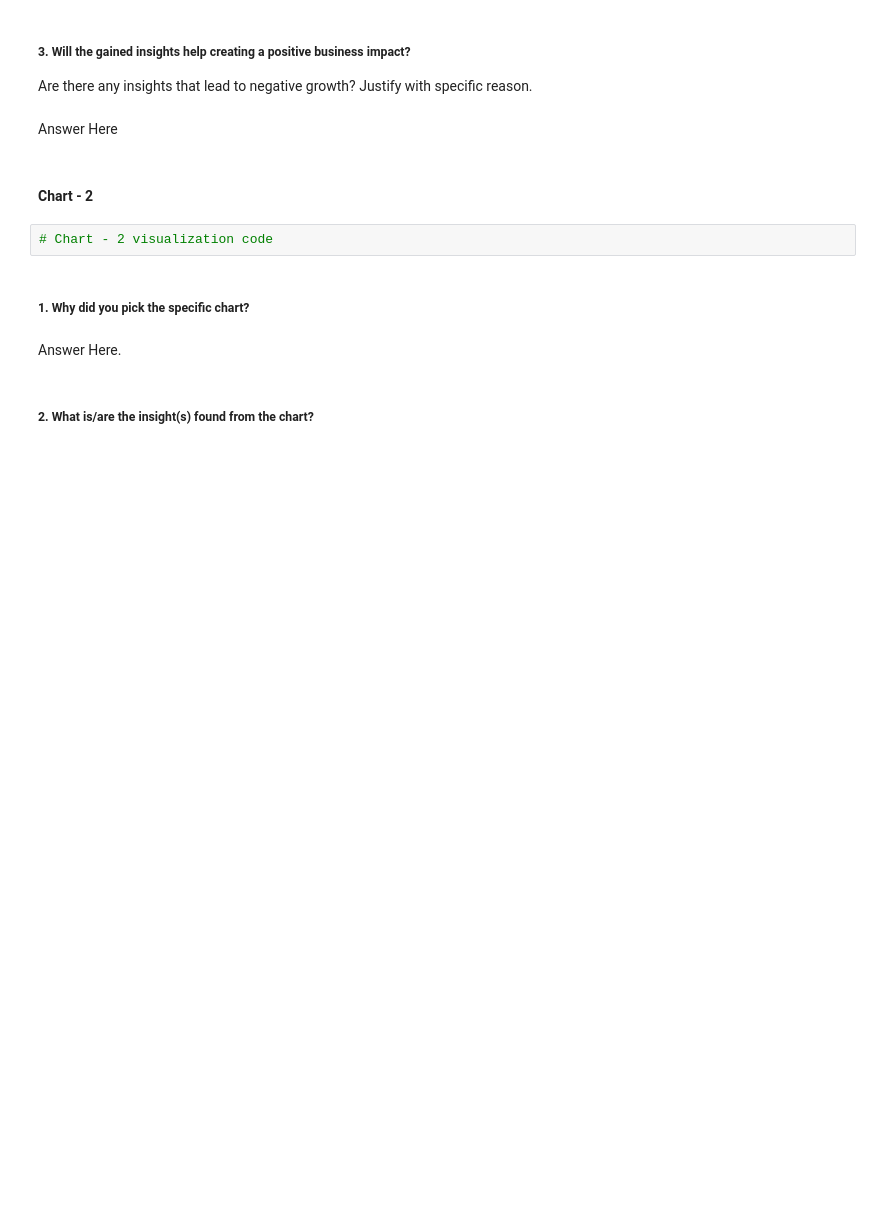
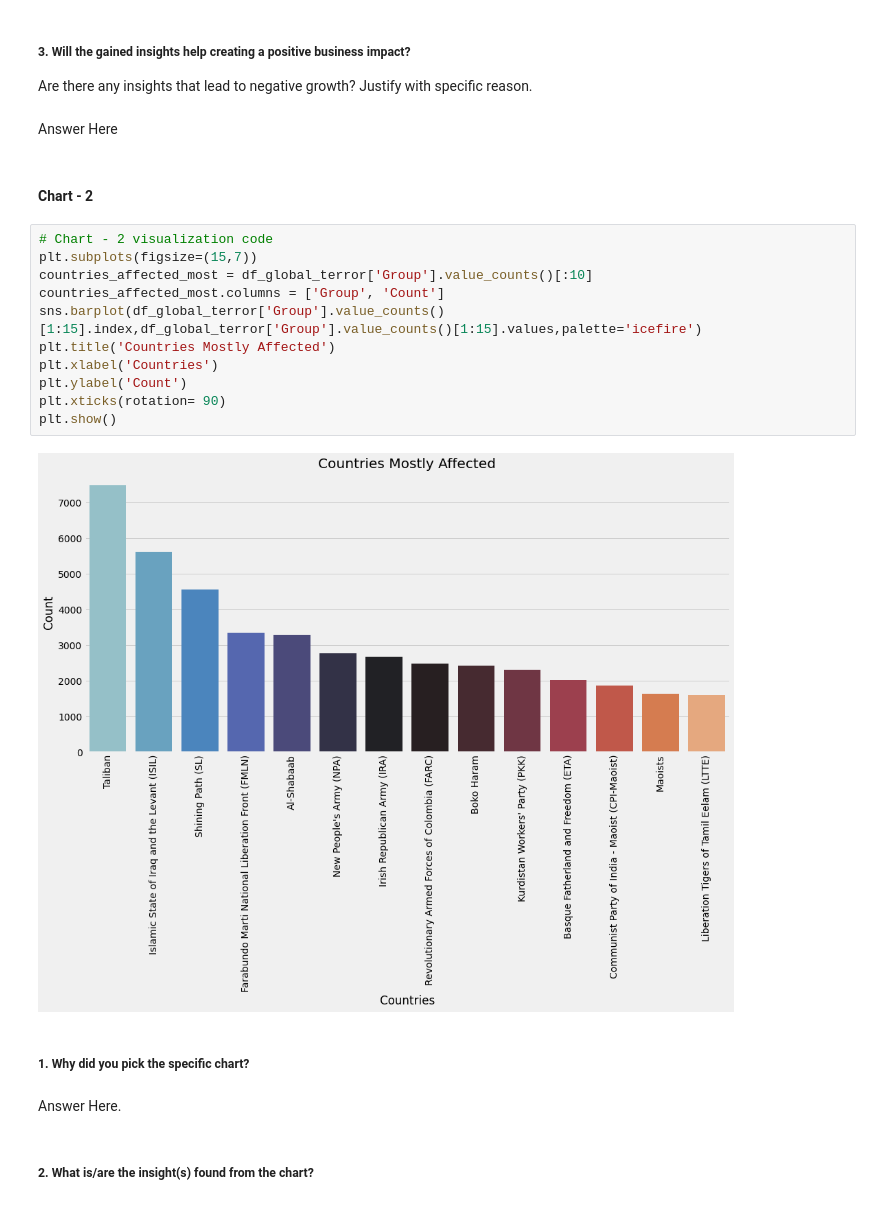
Before and after one commit to cpacharya/Global-Terrorism, a Jupyter notebook: EDA_project_on_Global_Terrorism_by_Chandra_Prakash_Acharya.ipynb, the cells around one changed output. Drawn from its saved outputs; the diff is of its cells as text; blank space fills up the shorter version.

```diff
--- a/EDA_project_on_Global_Terrorism_by_Chandra_Prakash_Acharya.ipynb
+++ b/EDA_project_on_Global_Terrorism_by_Chandra_Prakash_Acharya.ipynb
@@ -354,8 +361,19 @@ Are there any insights that lead to negative growth? Justify with specific reaso
 Answer Here
 # %% [markdown]
 #### Chart - 2
-# %%
-# Chart - 2 visualization code
+# %%
+# Chart - 2 visualization code
+plt.subplots(figsize=(15,7))
+countries_affected_most = df_global_terror['Group'].value_counts()[:10]
+countries_affected_most.columns = ['Group', 'Count']
+sns.barplot(df_global_terror['Group'].value_counts()[1:15].index,df_global_terror['Group'].value_counts()[1:15].values,palette='icefire')
+plt.title('Countries Mostly Affected')
+plt.xlabel('Countries')
+plt.ylabel('Count')
+plt.xticks(rotation= 90)
+plt.show()
+# %% [output]
+[figure, added]
 # %% [markdown]
 ##### 1. Why did you pick the specific chart?
 # %% [markdown]
```
Also changed, not shown: parts of 18 cells of this notebook.
